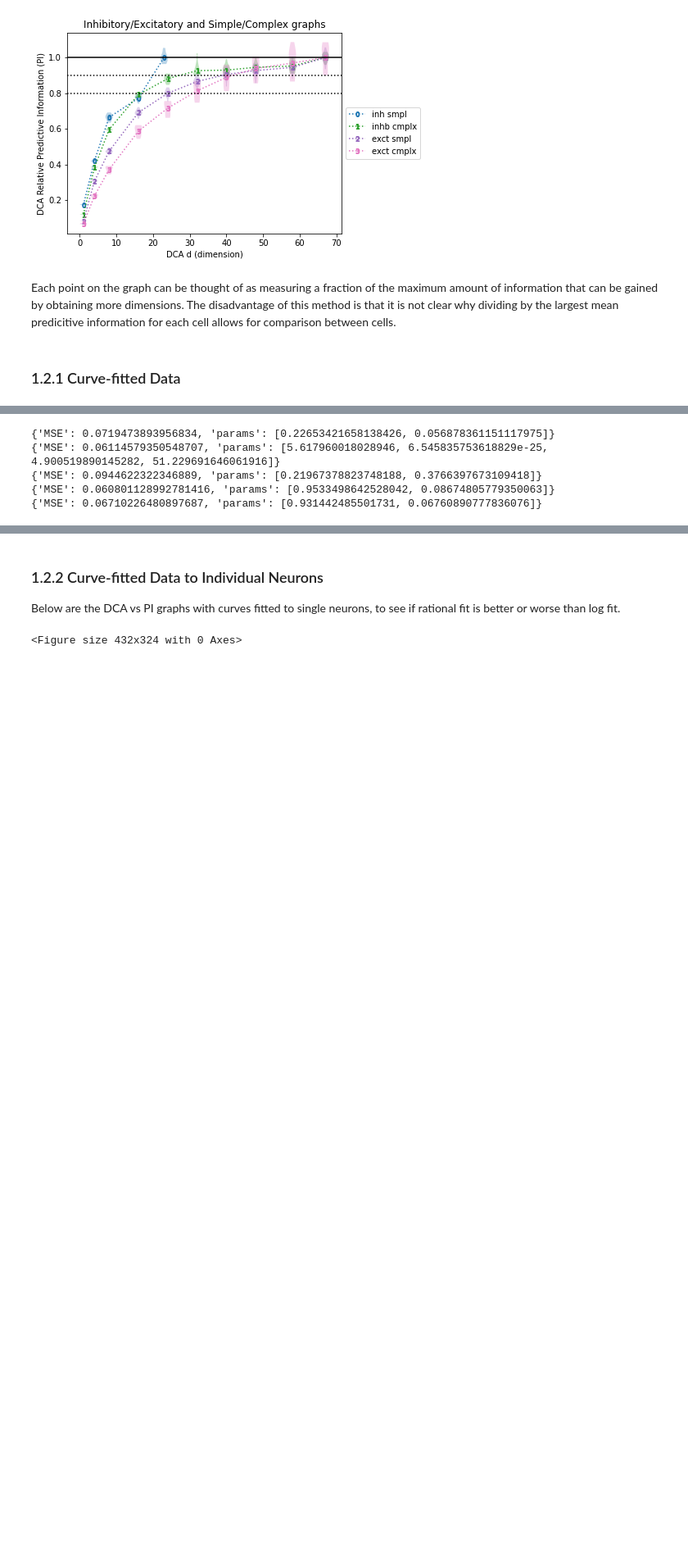
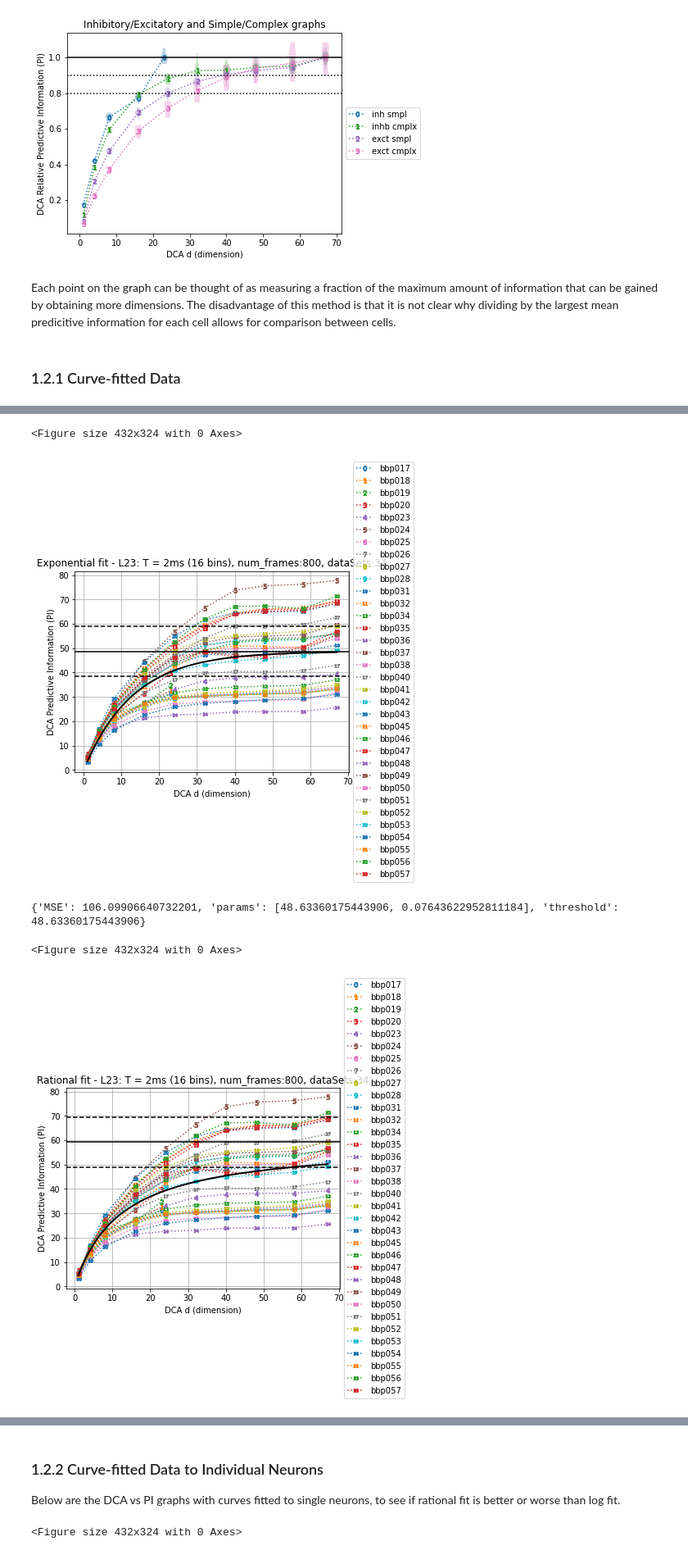
Before and after one commit to sushanthkumar2004/single-neuron-complexity, a Jupyter notebook: DCA_Graphs_and_Analysis.ipynb, the cells around one changed output, grey strips where cells are left out. Shown at 82% size. Drawn from its saved outputs; the diff is of its cells as text; code cells hidden in the pictures; blank space fills up the shorter version.

```diff
--- a/DCA_Graphs_and_Analysis.ipynb
+++ b/DCA_Graphs_and_Analysis.ipynb
@@ -367,16 +419,14 @@ print(curve_fit_DCA_vs_PI_maxavg_normalization(L1, cell_type = 'L1', fit='tanh')
 # %%
-%matplotlib agg
+%matplotlib inline
 
-L23 = ['bbp020', 'bbp024', 'bbp031', 'bbp041', 'bbp050', 'bbp057']
+L23 = SORTED_CELL_TYPES['L23'] # ['bbp020', 'bbp024', 'bbp031', 'bbp041', 'bbp050', 'bbp057']
 
-print(curve_fit_DCA_vs_PI_maxavg_normalization(L23, cell_type = 'L23', fit='log'))
-print(curve_fit_DCA_vs_PI_maxavg_normalization(L23, cell_type = 'L23', fit='rat'))
-print(curve_fit_DCA_vs_PI_maxavg_normalization(L23, cell_type = 'L23', fit='pow'))
-print(curve_fit_DCA_vs_PI_maxavg_normalization(L23, cell_type = 'L23', fit='exp'))
-print(curve_fit_DCA_vs_PI_maxavg_normalization(L23, cell_type = 'L23', fit='tanh'))
+print(curve_fit_DCA_vs_PI(L23, cell_type = 'L23', fit='exp', normalizer='unnorm'))
+print(curve_fit_DCA_vs_PI(L23, cell_type = 'L23', fit='rat', normalizer='unnorm'))
+print(curve_fit_DCA_vs_PI(L23, cell_type = 'L23', fit='tanh', normalizer='unnorm'))
 # %% [output]
-{'MSE': 0.0719473893956834, 'params': [0.22653421658138426, 0.056878361151117975]}
-{'MSE': 0.06114579350548707, 'params': [5.617960018028946, 6.545835753618829e-25, 4.900519890145282, 51.229691646061916]}
-{'MSE': 0.0944622322346889, 'params': [0.21967378823748188, 0.3766397673109418]}
-{'MSE': 0.060801128992781416, 'params': [0.9533498642528042, 0.08674805779350063]}
-{'MSE': 0.06710226480897687, 'params': [0.931442485501731, 0.06760890777836076]}
+<Figure size 432x324 with 0 Axes>
+[figure, added]
+{'MSE': 106.09906640732201, 'params': [48.63360175443906, 0.07643622952811184], 'threshold': 48.63360175443906}
+<Figure size 432x324 with 0 Axes>
+[figure, added]
```
Also changed, not shown: parts of 12 cells of this notebook, 1 other file.
